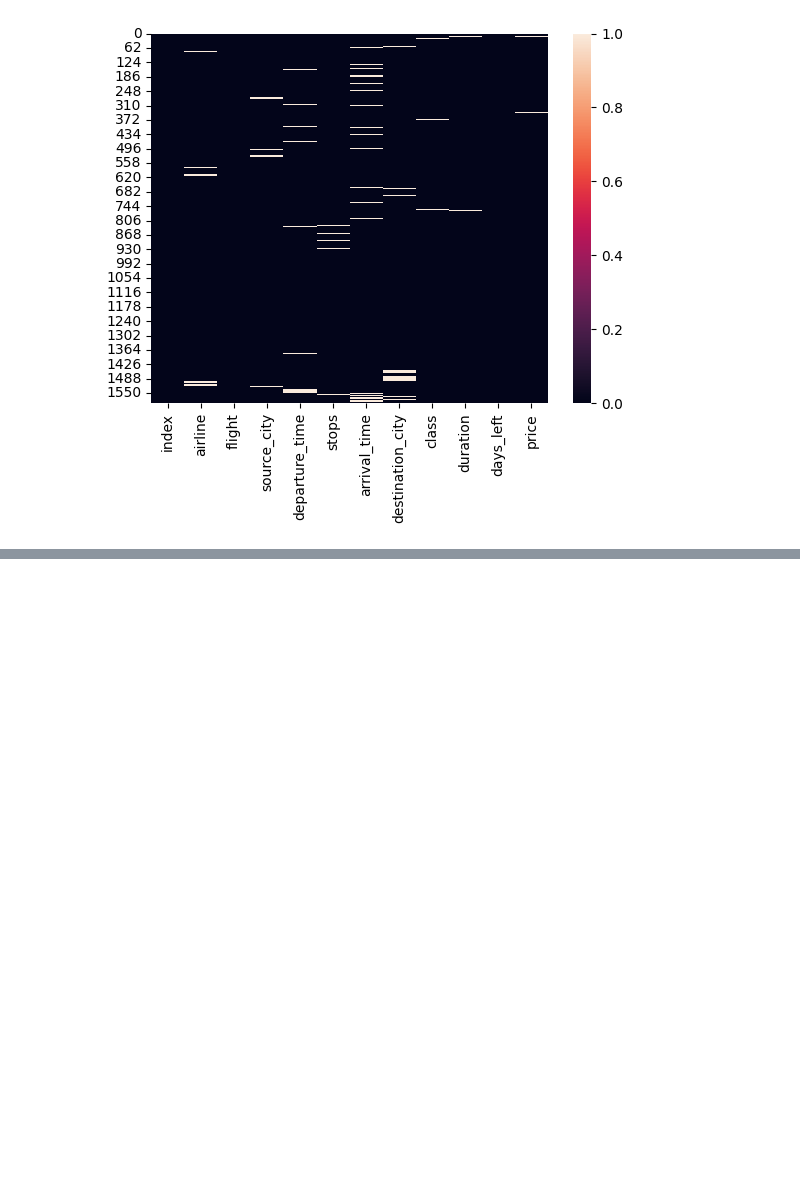
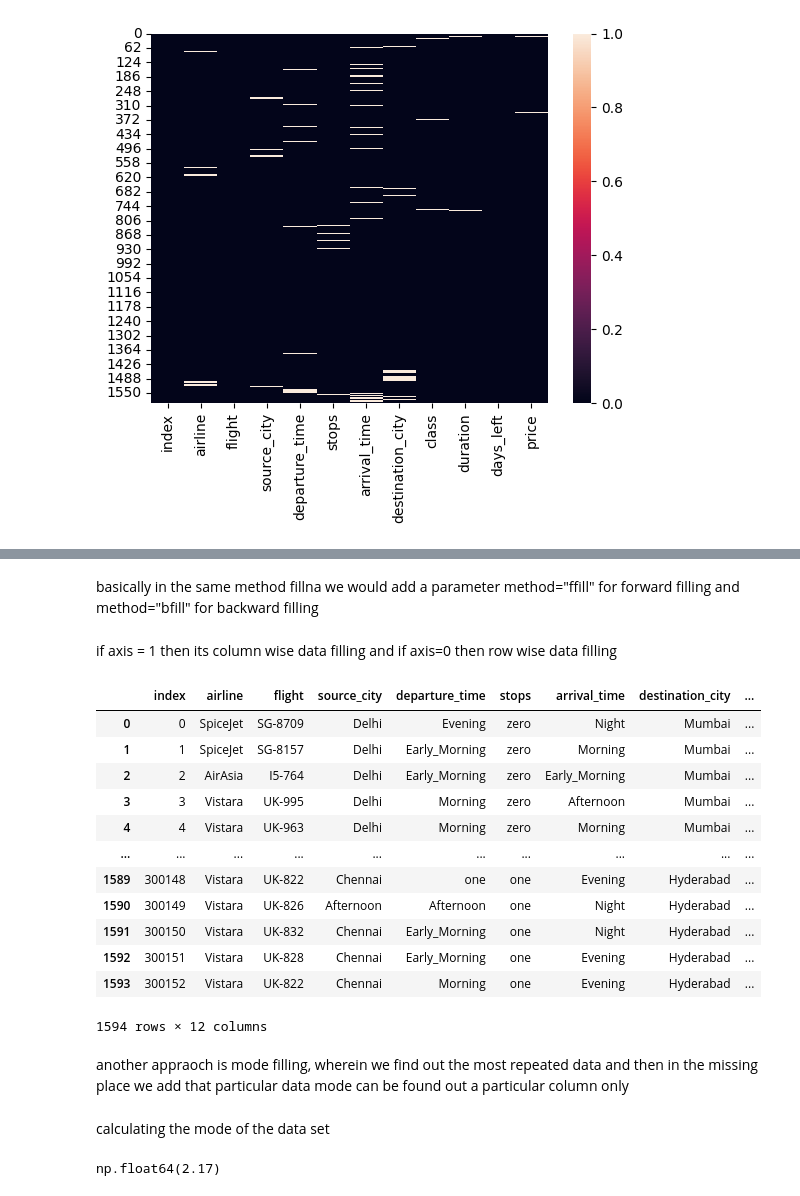
Before and after one commit to abhishektripathi66/Machine_Learning, a Jupyter notebook: MissingValue.ipynb, the cells around one changed output, grey strips where cells are left out. Saved outputs shown, nothing was run; the diff lists cells and outputs as text; code cells hidden in the pictures; blank space fills up the shorter version.

```diff
--- a/MissingValue.ipynb
+++ b/MissingValue.ipynb
@@ -132,0 +236,29 @@ plt.show()
+# %% [markdown]
+basically in the same method fillna we would add a parameter method="ffill" for forward filling and method="bfill" for backward filling
+# %% [markdown]
+if axis = 1 then its column wise data filling and if axis=0 then row wise data filling
+# %%
+dataset.fillna(method="bfill",axis=1)
+# %% [output]
+|  | index | airline | flight | source_city | departure_time | stops | arrival_time | destination_city | ... |
+| 0 | 0 | SpiceJet | SG-8709 | Delhi | Evening | zero | Night | Mumbai | ... |
+| 1 | 1 | SpiceJet | SG-8157 | Delhi | Early_Morning | zero | Morning | Mumbai | ... |
+| 2 | 2 | AirAsia | I5-764 | Delhi | Early_Morning | zero | Early_Morning | Mumbai | ... |
+| 3 | 3 | Vistara | UK-995 | Delhi | Morning | zero | Afternoon | Mumbai | ... |
+| 4 | 4 | Vistara | UK-963 | Delhi | Morning | zero | Morning | Mumbai | ... |
+| ... | ... | ... | ... | ... | ... | ... | ... | ... | ... |
+| 1589 | 300148 | Vistara | UK-822 | Chennai | one | one | Evening | Hyderabad | ... |
+| 1590 | 300149 | Vistara | UK-826 | Afternoon | Afternoon | one | Night | Hyderabad | ... |
+| 1591 | 300150 | Vistara | UK-832 | Chennai | Early_Morning | one | Night | Hyderabad | ... |
+| 1592 | 300151 | Vistara | UK-828 | Chennai | Early_Morning | one | Evening | Hyderabad | ... |
+| 1593 | 300152 | Vistara | UK-822 | Chennai | Morning | one | Evening | Hyderabad | ... |
+1594 rows × 12 columns
+# %% [markdown]
+another appraoch is mode filling, wherein we find out the most repeated data and then in the missing place we add that particular data
+mode can be found out a particular column only
+# %% [markdown]
+calculating the mode of the data set
+# %%
+dataset["duration"].mode()[0]
+# %% [output]
+np.float64(2.17)
```
Also changed, not shown: parts of 26 cells of this notebook, 5 other files.
